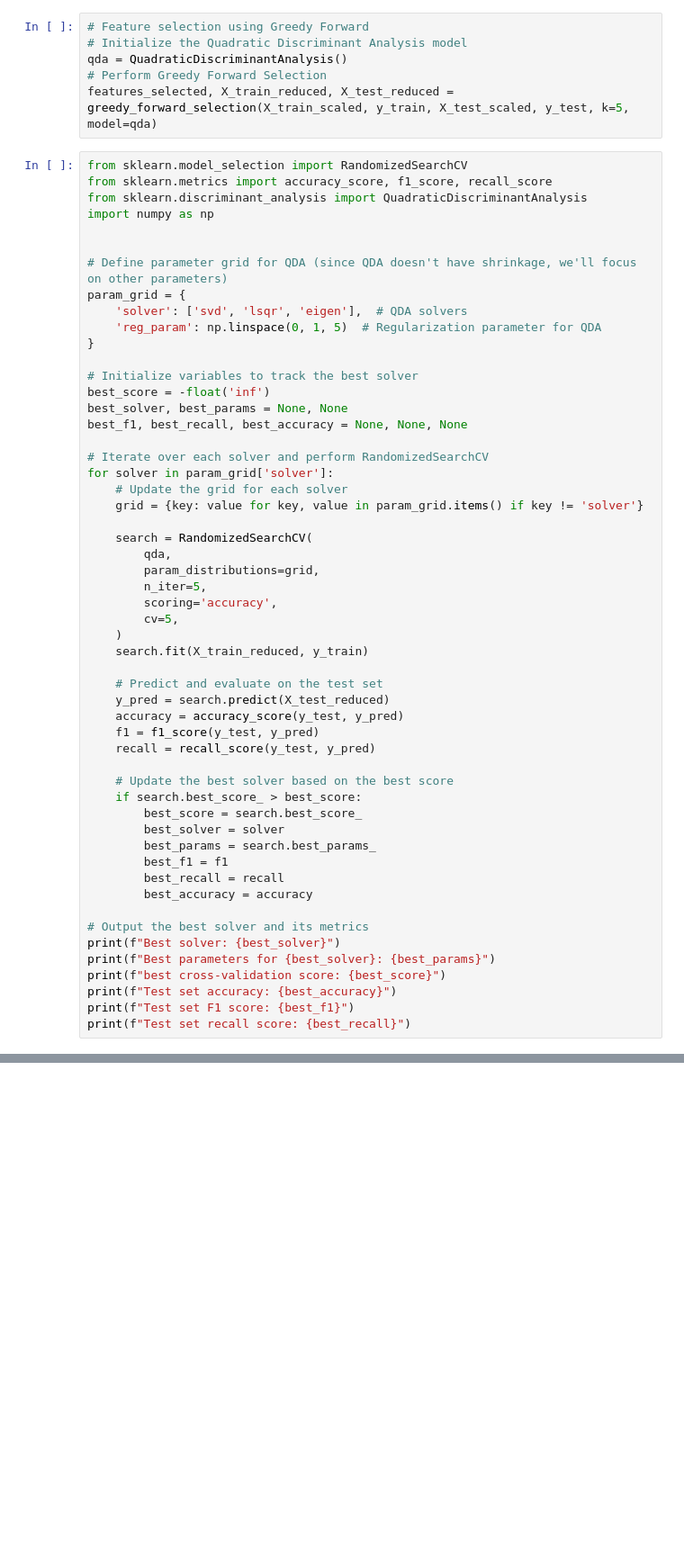
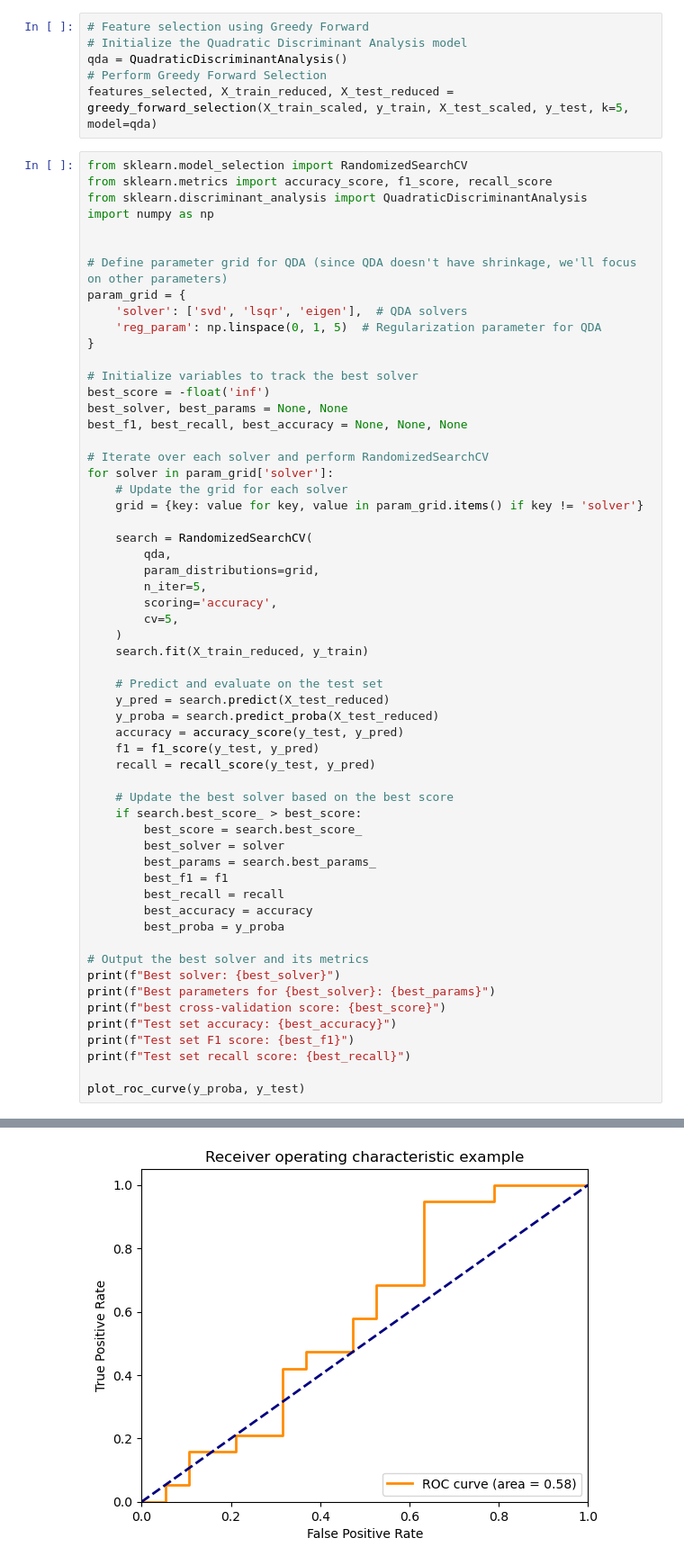
Before and after one commit to TaraVijgeboom/TM10007_Group10_Liver, a Jupyter notebook: assignment.ipynb, the cells around one changed output, grey strips where cells are left out. Shown at 90% size. Saved outputs shown, nothing was run; the diff lists cells and outputs as text; blank space fills up the shorter version.

```diff
--- a/assignment.ipynb
+++ b/assignment.ipynb
@@ -938,30 +844,35 @@ for solver in param_grid['solver']:
 
     # Predict and evaluate on the test set
     y_pred = search.predict(X_test_reduced)
+    y_proba = search.predict_proba(X_test_reduced)
     accuracy = accuracy_score(y_test, y_pred)
     f1 = f1_score(y_test, y_pred)
     recall = recall_score(y_test, y_pred)
 
     # Update the best solver based on the best score
     if search.best_score_ > best_score:
         best_score = search.best_score_
         best_solver = solver
         best_params = search.best_params_
         best_f1 = f1
         best_recall = recall
         best_accuracy = accuracy
+        best_proba = y_proba
 
 # Output the best solver and its metrics
 print(f"Best solver: {best_solver}")
 print(f"Best parameters for {best_solver}: {best_params}")
 print(f"best cross-validation score: {best_score}")
 print(f"Test set accuracy: {best_accuracy}")
 print(f"Test set F1 score: {best_f1}")
 print(f"Test set recall score: {best_recall}")
+
+plot_roc_curve(y_proba, y_test)
 # %% [output]
 Best solver: svd
 Best parameters for svd: {'reg_param': np.float64(0.0)}
 best cross-validation score: 0.6960919540229884
 Test set accuracy: 0.5
 Test set F1 score: 0.4864864864864865
 Test set recall score: 0.47368421052631576
+[figure, added]
```
Also changed, not shown: parts of 8 cells of this notebook.
